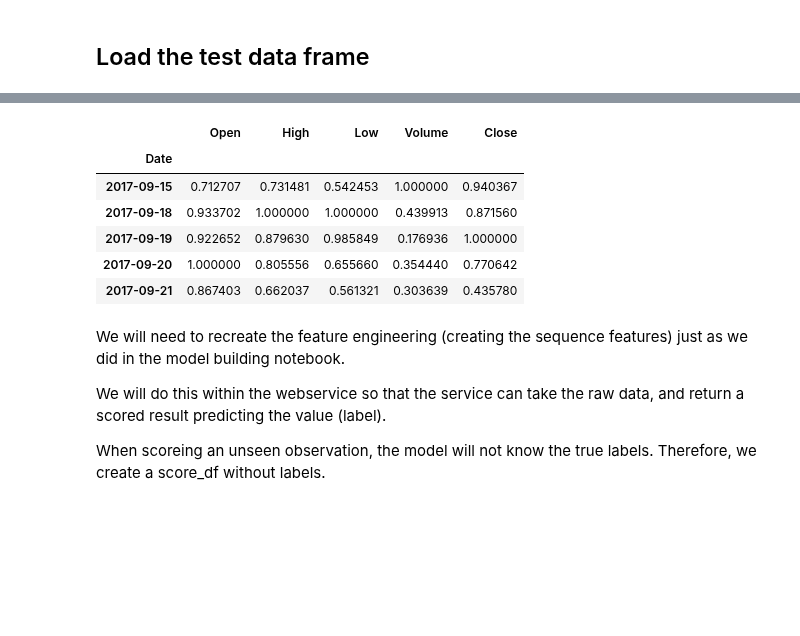
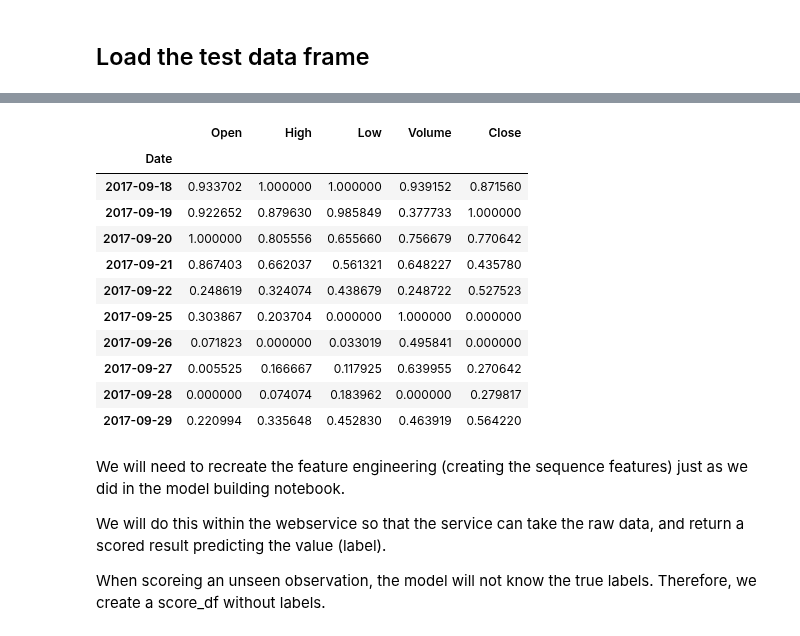
Before and after one commit to pablomarin/Meetups-Data-AI-DFW, a Jupyter notebook: Meetup12-Lab1-BuildWebServiceStockDemo.ipynb, the cells around one changed output, grey strips where cells are left out. Cells and saved outputs as stored; diff of their text form; code cells hidden in the pictures; blank space fills up the shorter version.

```diff
--- a/Meetup12-Lab1-BuildWebServiceStockDemo.ipynb
+++ b/Meetup12-Lab1-BuildWebServiceStockDemo.ipynb
@@ -54,7 +54,7 @@ data.head()
 | 2005-01-06 | 26.86 | 27.06 | 26.6399 | 26.75 | 76890500.0 | 0.0 | 1.0 | 20.124760 | 20.274609 | 19.959850 | ... |
 | 2005-01-07 | 26.83 | 26.89 | 26.6200 | 26.67 | 68723300.0 | 0.0 | 1.0 | 20.102282 | 20.147237 | 19.944940 | ... |
 # %%
-test_df = data.iloc[-11:]
+test_df = data.iloc[-10:]
 # %%
 test_df.head(15)
 # %% [output]
@@ -74,17 +73,22 @@ test_df.head(15)
 # %%
 #normalise data
 from sklearn.preprocessing import MinMaxScaler
 from sklearn.preprocessing import StandardScaler
 scaler = MinMaxScaler()
 cols = ['Open','High','Low','Volume','Close']
 #cols = ['Adj. Open','Adj. High','Adj. Low','Adj. Volume','Adj. Close']
 df = pandas.DataFrame(scaler.fit_transform(test_df[cols]) , columns=cols, index=test_df.index, dtype="float32") #Normalize
-df.head()
+df.head(15)
 # %% [output]
 |  | Open | High | Low | Volume | Close |
 | Date |  |  |  |  |  |
-| 2017-09-15 | 0.712707 | 0.731481 | 0.542453 | 1.000000 | 0.940367 |
-| 2017-09-18 | 0.933702 | 1.000000 | 1.000000 | 0.439913 | 0.871560 |
-| 2017-09-19 | 0.922652 | 0.879630 | 0.985849 | 0.176936 | 1.000000 |
-| 2017-09-20 | 1.000000 | 0.805556 | 0.655660 | 0.354440 | 0.770642 |
-| 2017-09-21 | 0.867403 | 0.662037 | 0.561321 | 0.303639 | 0.435780 |
+| 2017-09-18 | 0.933702 | 1.000000 | 1.000000 | 0.939152 | 0.871560 |
+| 2017-09-19 | 0.922652 | 0.879630 | 0.985849 | 0.377733 | 1.000000 |
+| 2017-09-20 | 1.000000 | 0.805556 | 0.655660 | 0.756679 | 0.770642 |
+| 2017-09-21 | 0.867403 | 0.662037 | 0.561321 | 0.648227 | 0.435780 |
+| 2017-09-22 | 0.248619 | 0.324074 | 0.438679 | 0.248722 | 0.527523 |
+| 2017-09-25 | 0.303867 | 0.203704 | 0.000000 | 1.000000 | 0.000000 |
+| 2017-09-26 | 0.071823 | 0.000000 | 0.033019 | 0.495841 | 0.000000 |
+| 2017-09-27 | 0.005525 | 0.166667 | 0.117925 | 0.639955 | 0.270642 |
+| 2017-09-28 | 0.000000 | 0.074074 | 0.183962 | 0.000000 | 0.279817 |
+| 2017-09-29 | 0.220994 | 0.335648 | 0.452830 | 0.463919 | 0.564220 |
```
Also changed, not shown: parts of 14 cells of this notebook, 11 other files.
